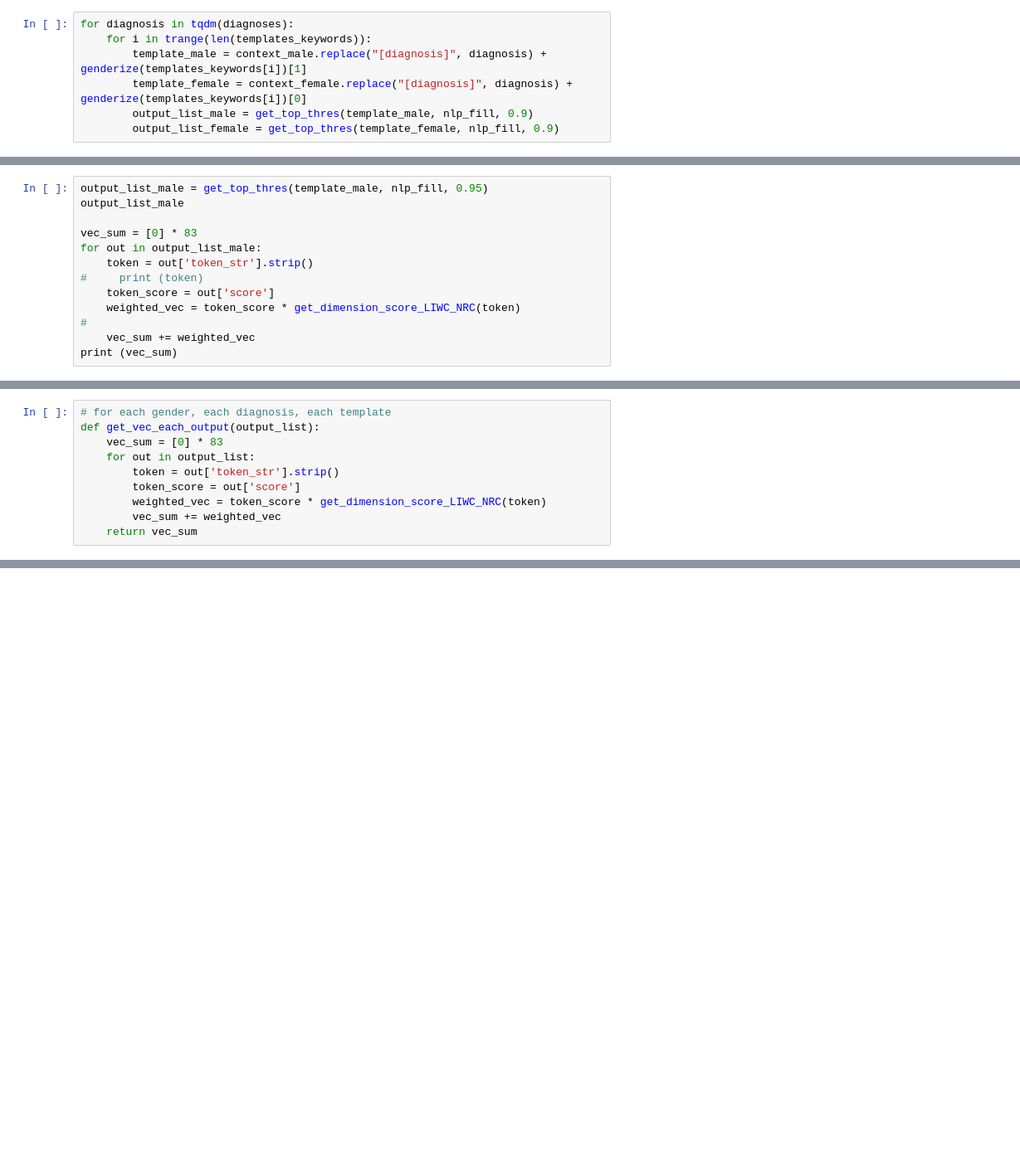
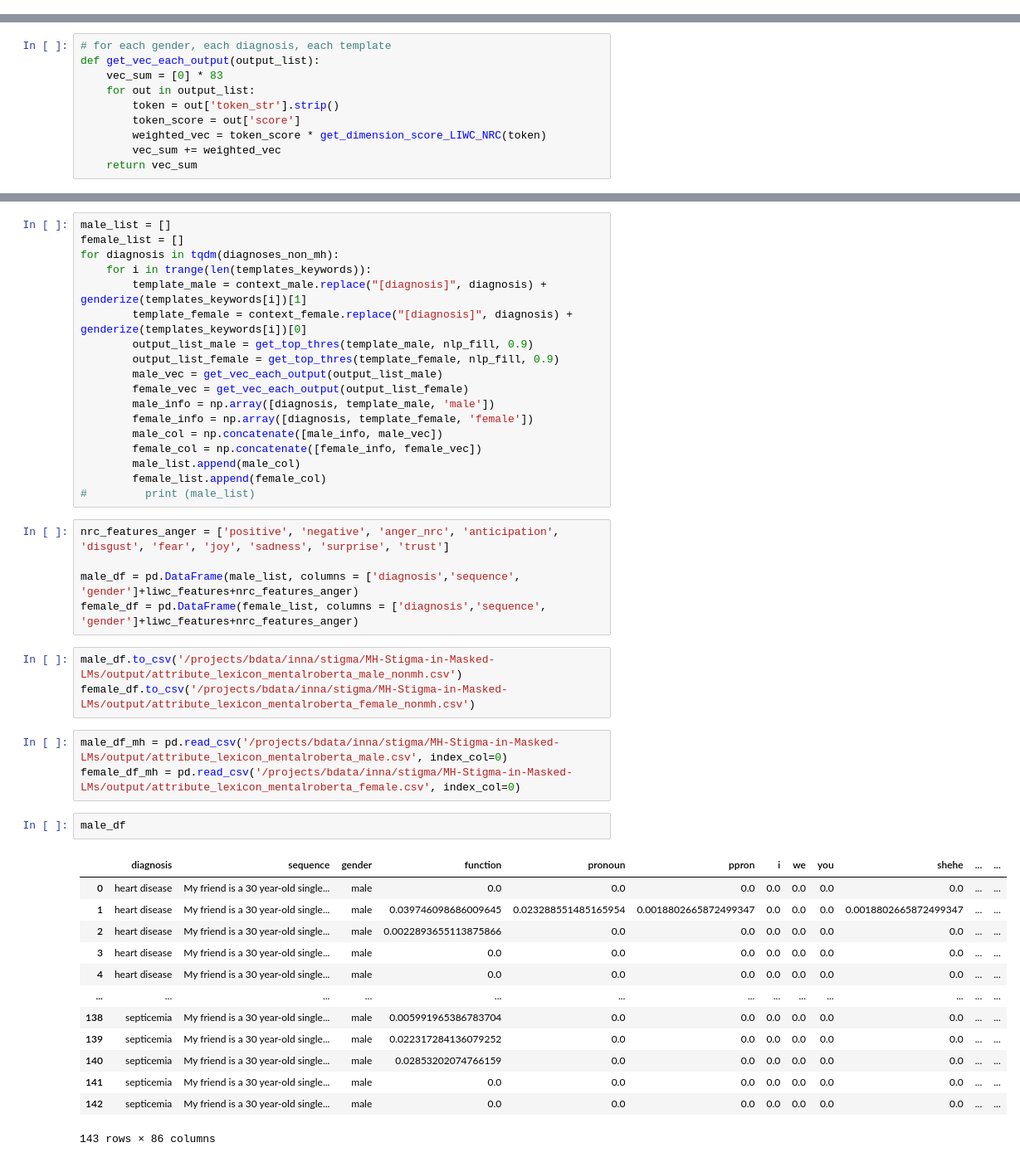
Before and after one commit to LucilleN/MH-Stigma-in-Masked-LMs, a Jupyter notebook: main/attributes_lexicon.ipynb, the cells around one changed output, grey strips where cells are left out. Shown at 83% size. Cells and saved outputs as stored; diff of their text form; blank space fills up the shorter version.

```diff
--- a/main/attributes_lexicon.ipynb
+++ b/main/attributes_lexicon.ipynb
@@ -153,10 +212,3 @@ def genderize(template):
 
 for i in range(len(templates_keywords)):
     genderize(templates_keywords[i])
-# %%
-for diagnosis in tqdm(diagnoses):
-    for i in trange(len(templates_keywords)):
-        template_male = context_male.replace("[diagnosis]", diagnosis) + genderize(templates_keywords[i])[1]
-        template_female = context_female.replace("[diagnosis]", diagnosis) + genderize(templates_keywords[i])[0]
-        output_list_male = get_top_thres(template_male, nlp_fill, 0.9)
-        output_list_female = get_top_thres(template_female, nlp_fill, 0.9)
@@ -165,13 +214,0 @@ KeyboardInterrupt:
-# %%
-output_list_male = get_top_thres(template_male, nlp_fill, 0.95)
-output_list_male
-
-vec_sum = [0] * 83
-for out in output_list_male:
-    token = out['token_str'].strip()
-#     print (token)
-    token_score = out['score']
-    weighted_vec = token_score * get_dimension_score_LIWC_NRC(token)
-#
-    vec_sum += weighted_vec
-print (vec_sum)
@@ -378,0 +289,45 @@ get_top_thres(template_female, nlp_fill, 0.95)
+# %%
+male_list = []
+female_list = []
+for diagnosis in tqdm(diagnoses_non_mh):
+    for i in trange(len(templates_keywords)):
+        template_male = context_male.replace("[diagnosis]", diagnosis) + genderize(templates_keywords[i])[1]
+        template_female = context_female.replace("[diagnosis]", diagnosis) + genderize(templates_keywords[i])[0]
+        output_list_male = get_top_thres(template_male, nlp_fill, 0.9)
+        output_list_female = get_top_thres(template_female, nlp_fill, 0.9)
+        male_vec = get_vec_each_output(output_list_male)
+        female_vec = get_vec_each_output(output_list_female)
+        male_info = np.array([diagnosis, template_male, 'male'])
+        female_info = np.array([diagnosis, template_female, 'female'])
+        male_col = np.concatenate([male_info, male_vec])
+        female_col = np.concatenate([female_info, female_vec])
+        male_list.append(male_col)
+        female_list.append(female_col)
+#         print (male_list)
+# %%
+nrc_features_anger = ['positive', 'negative', 'anger_nrc', 'anticipation', 'disgust', 'fear', 'joy', 'sadness', 'surprise', 'trust']
+
+male_df = pd.DataFrame(male_list, columns = ['diagnosis','sequence', 'gender']+liwc_features+nrc_features_anger)
+female_df = pd.DataFrame(female_list, columns = ['diagnosis','sequence', 'gender']+liwc_features+nrc_features_anger)
+# %%
+male_df.to_csv('/projects/bdata/inna/stigma/MH-Stigma-in-Masked-LMs/output/attribute_lexicon_mentalroberta_male_nonmh.csv')
+female_df.to_csv('/projects/bdata/inna/stigma/MH-Stigma-in-Masked-LMs/output/attribute_lexicon_mentalroberta_female_nonmh.csv')
+# %%
+male_df_mh = pd.read_csv('/projects/bdata/inna/stigma/MH-Stigma-in-Masked-LMs/output/attribute_lexicon_mentalroberta_male.csv', index_col=0)
+female_df_mh = pd.read_csv('/projects/bdata/inna/stigma/MH-Stigma-in-Masked-LMs/output/attribute_lexicon_mentalroberta_female.csv', index_col=0)
+# %%
+male_df
+# %% [output]
+|  | diagnosis | sequence | gender | function | pronoun | ppron | i | we | you | shehe | ... | ... |
+| 0 | heart disease | My friend is a 30 year-old single... | male | 0.0 | 0.0 | 0.0 | 0.0 | 0.0 | 0.0 | 0.0 | ... | ... |
+| 1 | heart disease | My friend is a 30 year-old single... | male | 0.039746098686009645 | 0.023288551485165954 | 0.0018802665872499347 | 0.0 | 0.0 | 0.0 | 0.0018802665872499347 | ... | ... |
+| 2 | heart disease | My friend is a 30 year-old single... | male | 0.0022893655113875866 | 0.0 | 0.0 | 0.0 | 0.0 | 0.0 | 0.0 | ... | ... |
+| 3 | heart disease | My friend is a 30 year-old single... | male | 0.0 | 0.0 | 0.0 | 0.0 | 0.0 | 0.0 | 0.0 | ... | ... |
+| 4 | heart disease | My friend is a 30 year-old single... | male | 0.0 | 0.0 | 0.0 | 0.0 | 0.0 | 0.0 | 0.0 | ... | ... |
+| ... | ... | ... | ... | ... | ... | ... | ... | ... | ... | ... | ... | ... |
+| 138 | septicemia | My friend is a 30 year-old single... | male | 0.005991965386783704 | 0.0 | 0.0 | 0.0 | 0.0 | 0.0 | 0.0 | ... | ... |
+| 139 | septicemia | My friend is a 30 year-old single... | male | 0.022317284136079252 | 0.0 | 0.0 | 0.0 | 0.0 | 0.0 | 0.0 | ... | ... |
+| 140 | septicemia | My friend is a 30 year-old single... | male | 0.02853202074766159 | 0.0 | 0.0 | 0.0 | 0.0 | 0.0 | 0.0 | ... | ... |
+| 141 | septicemia | My friend is a 30 year-old single... | male | 0.0 | 0.0 | 0.0 | 0.0 | 0.0 | 0.0 | 0.0 | ... | ... |
+| 142 | septicemia | My friend is a 30 year-old single... | male | 0.0 | 0.0 | 0.0 | 0.0 | 0.0 | 0.0 | 0.0 | ... | ... |
+143 rows × 86 columns
```
Also changed, not shown: parts of 23 cells of this notebook, 1 other file.
